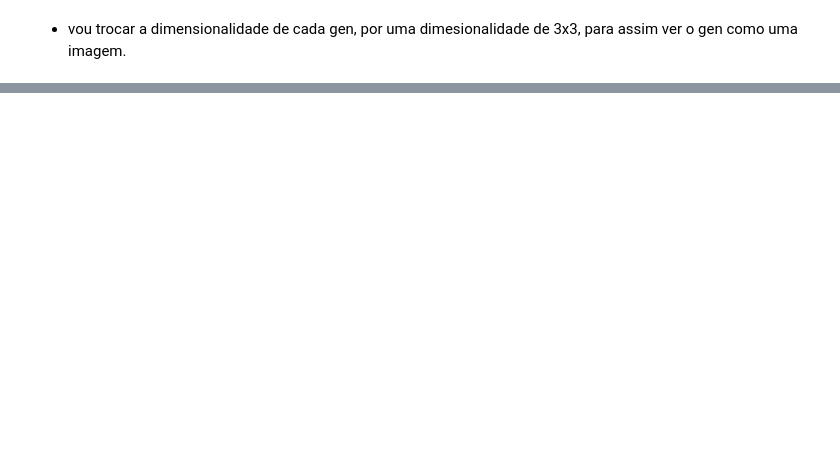
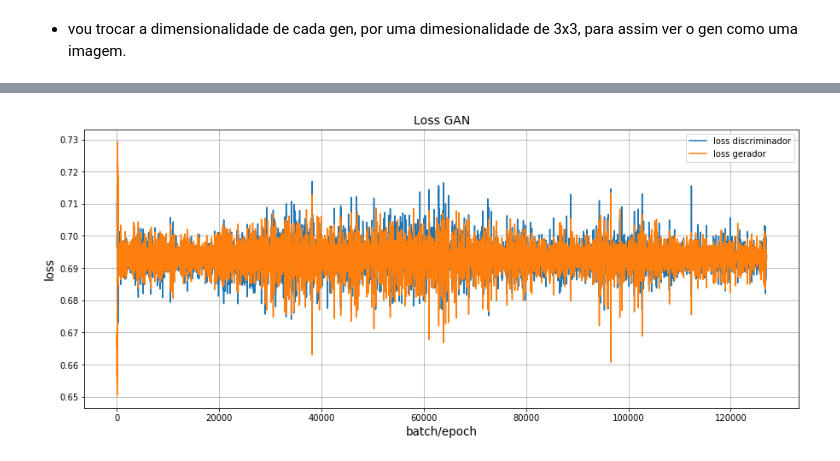
Before and after one commit to ejrueda/MasterUFPA, a Jupyter notebook: Proyectos/BioInformática/GANs-genoma.ipynb, the cells around one changed output, grey strips where cells are left out. Saved outputs shown, nothing was run; the diff lists cells and outputs as text; code cells hidden in the pictures; blank space fills up the shorter version.

```diff
--- a/Proyectos/BioInformática/GANs-genoma.ipynb
+++ b/Proyectos/BioInformática/GANs-genoma.ipynb
@@ -173,0 +205,2 @@ class GANs():
+# %%
+gan.train(X_img, epochs=500,batch_size=16)
@@ -173,0 +225,17 @@ class GANs():
+# %%
+g_loss, d_loss = gan.get_loss()
+
+plt.figure(figsize=(15,6))
+#plt.plot(range(len(g_loss)), g_loss)
+plt.title("Loss GAN", fontsize=14)
+plt.ylabel("loss", fontsize=13.5)
+plt.xlabel("batch/epoch", fontsize=13.5)
+plt.plot(range(np.array(d_loss).shape[0]), np.array(d_loss), label="loss discriminador")
+plt.plot(range(np.array(g_loss).shape[0]), np.array(g_loss), label="loss gerador")
+#plt.plot(range(np.array(g_loss).shape[0]), 0.5*np.ones(np.array(g_loss).shape[0]),
+#         color="black", label="objetivo", linestyle='--')
+plt.grid()
+#plt.yticks([0, 0.5,1,1.5,2,2.5,3,3.5,4,4.5,5])
+plt.legend();
+# %% [output]
+[figure, added]
```
Also changed, not shown: parts of 15 cells of this notebook.
